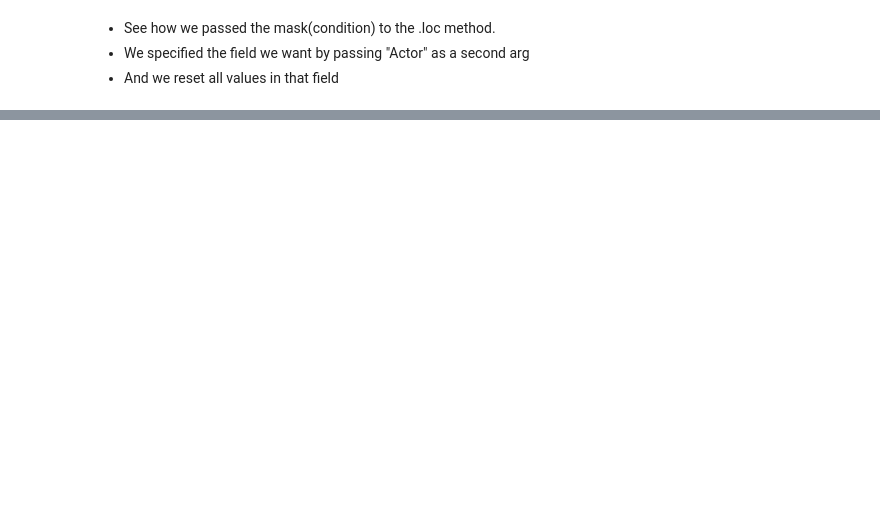
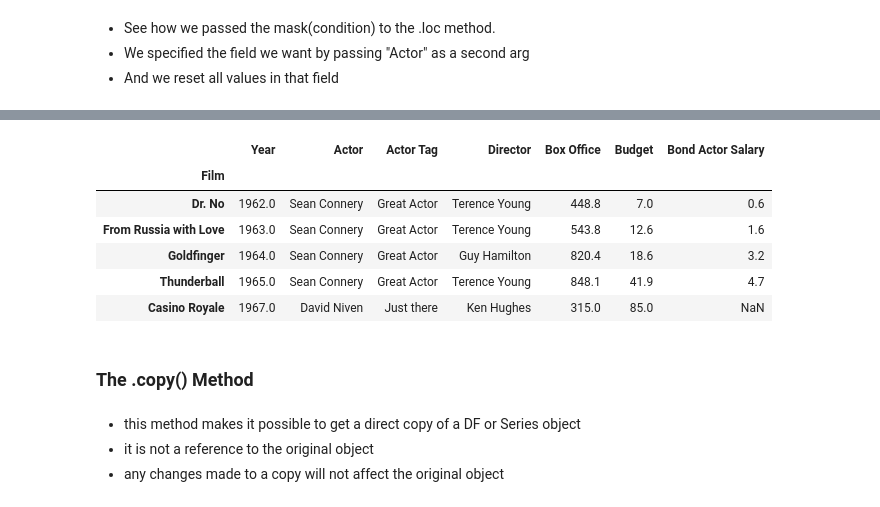
Before and after one commit to adminco/python_data_analysis, a Jupyter notebook: DataFrames_3.ipynb, the cells around one changed output, grey strips where cells are left out. Saved outputs shown, nothing was run; the diff lists cells and outputs as text; code cells hidden in the pictures; blank space fills up the shorter version.

Commit message:
finished txt;MultiIndex started

```diff
--- a/DataFrames_3.ipynb
+++ b/DataFrames_3.ipynb
@@ -181,0 +255,2 @@ jb.loc[mask, "Actor"] = "Mr Dan Craig"
+# %%
+jb.set_index("Film", inplace= True)
@@ -181,0 +271,13 @@ jb.loc[mask, "Actor"] = "Mr Dan Craig"
+# %%
+def tag_data(record): #record here is a list of values
+    actor = record[1]
+    if actor == "Sean Connery":
+        return "Great Actor"
+    elif actor == "Roger Moore":
+        return "Best Actor"
+    elif actor == "Mr Dan Craig":
+        return "Awesome Actor"
+    else:
+        return "Just there"
+
+jb.insert(2, "Actor Tag", value= jb.apply(tag_data, axis= "columns"))
@@ -181,0 +296,10 @@ jb.loc[mask, "Actor"] = "Mr Dan Craig"
+# %%
+jb.head()
+# %% [output]
+|  | Year | Actor | Actor Tag | Director | Box Office | Budget | Bond Actor Salary |
+| Film |  |  |  |  |  |  |  |
+| Dr. No | 1962.0 | Sean Connery | Great Actor | Terence Young | 448.8 | 7.0 | 0.6 |
+| From Russia with Love | 1963.0 | Sean Connery | Great Actor | Terence Young | 543.8 | 12.6 | 1.6 |
+| Goldfinger | 1964.0 | Sean Connery | Great Actor | Guy Hamilton | 820.4 | 18.6 | 3.2 |
+| Thunderball | 1965.0 | Sean Connery | Great Actor | Terence Young | 848.1 | 41.9 | 4.7 |
+| Casino Royale | 1967.0 | David Niven | Just there | Ken Hughes | 315.0 | 85.0 | NaN |
@@ -181,0 +310,6 @@ jb.loc[mask, "Actor"] = "Mr Dan Craig"
+# %% [markdown]
+### The .copy() Method
+# %% [markdown]
+- this method makes it possible to get a direct copy of a DF or Series object
+- it is not a reference to the original object
+- any changes made to a copy will not affect the original object
```
Also changed, not shown: parts of 27 cells of this notebook, 5 other files.
